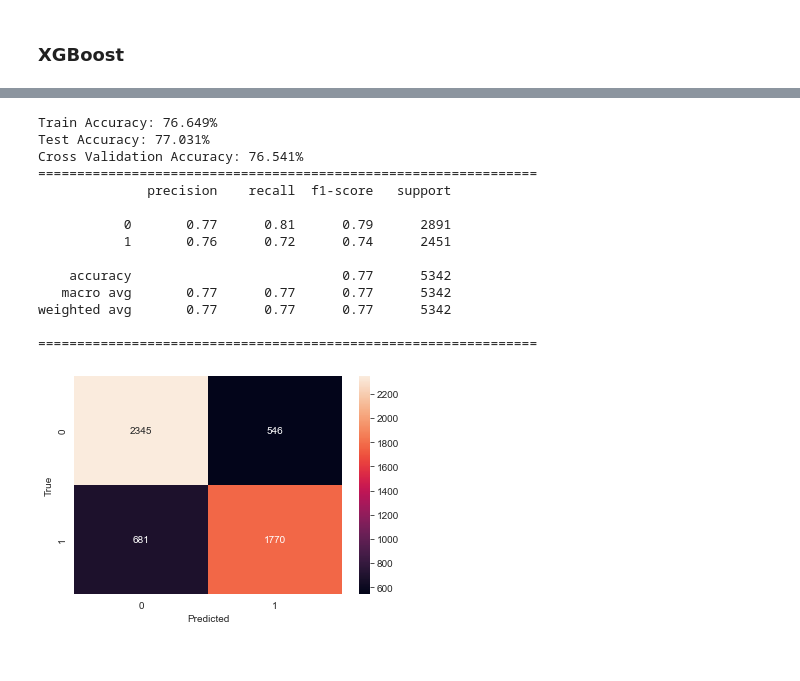
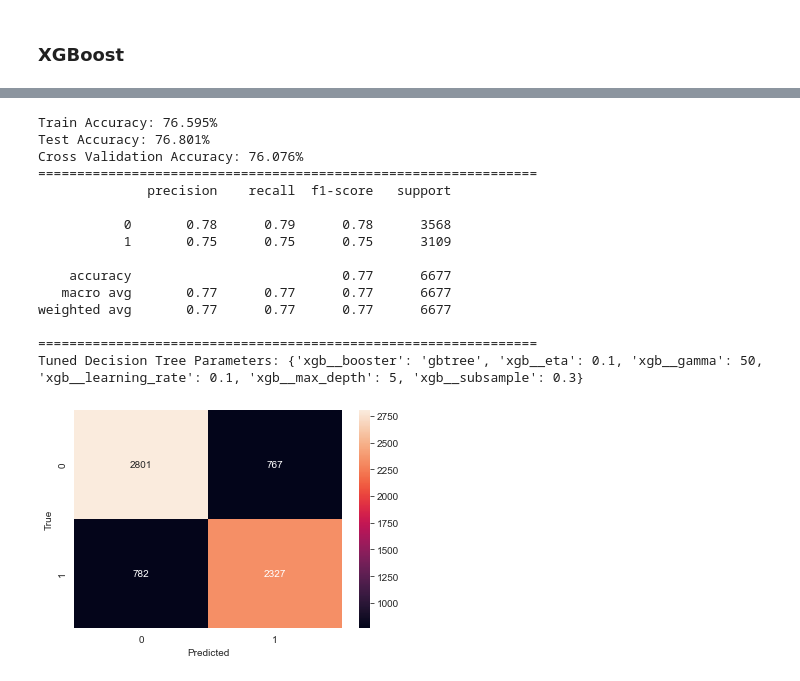
Before and after one commit to waihiga9/H1N1_and_Seasonal_Flu_Vaccines, a Jupyter notebook: SeasonalFlu_Vaccine_Prediction.ipynb, the cells around one changed output, grey strips where cells are left out. Saved outputs shown, nothing was run; the diff lists cells and outputs as text; code cells hidden in the pictures.

Commit message:
Best Model

```diff
--- a/SeasonalFlu_Vaccine_Prediction.ipynb
+++ b/SeasonalFlu_Vaccine_Prediction.ipynb
@@ -556,7 +542,7 @@ def fit_evaluate_model(model,X_train,y_train,X_test,y_test):
     y_test_pred = model.predict(X_test)
 
     #performing cross validation
-    cross_val = cross_val_score(model,X_train,y_train,cv = 10)
+    cross_val = cross_val_score(model,X_train,y_train,cv = cv)
 
     #printing accuracy
     print(f"Train Accuracy: {round(accuracy_score(y_train,y_train_pred)*100,3)}%")
@@ -704,19 +702,20 @@ weighted avg       0.75      0.75      0.75      6677
 # %%
 pipeline_rf = Pipeline([('scaler' , StandardScaler()),
-                        ('tree2', RandomForestClassifier(random_state=123))])
+                        ('tree2', RandomForestClassifier())])
 
-param_dist2 = {"tree2__max_depth": [int(x) for x in np.linspace(1, 19, num = 10)],
+param_dist2 = {"tree2__max_depth": [2,3,4,5,6],
               "tree2__min_samples_leaf": [1,2,4,6],
-              'tree2__n_estimators' : [10, 30, 100],
-              'tree2__criterion': ['gini', 'entropy'],
+              'tree2__n_estimators' : [10,30,50],
+              'tree2__criterion': ['gini', 'entropy']
                }
-
-rf_cv = GridSearchCV(estimator=pipeline_rf, param_grid = param_dist2,
-                     cv = 10, scoring='accuracy')
+cv = 5
+rf_cv = GridSearchCV(estimator=pipeline_rf,
+                     param_grid = param_dist2,
+                     cv = cv,
+                     scoring='accuracy')
 
 # Fit it to the data
-rf_cv.fit(X_train, y_train)
-
+fit_evaluate_model(rf_cv, X_train,y_train,X_test,y_test)
 # Print the tuned parameters and score
 print("Tuned Decision Tree Parameters: {}".format(rf_cv.best_params_))
 # %% [output]
@@ -726,13 +740,13 @@ Tuned Decision Tree Parameters: {'tree2__criterion': 'gini', 'tree2__max_depth':
 # setting the best parameters for our random tree classifier
 
 grid2 = [{'tree2__criterion': ['gini'],
-         'tree2__max_depth': [11],
+         'tree2__max_depth': [6],
          'tree2__min_samples_leaf': [4],
-         'tree2__n_estimators': [100]}]
-
+         'tree2__n_estimators': [30]}]
+cv=5
 rf2 = GridSearchCV(estimator=pipeline_rf,
                    param_grid=grid2,
-                   cv = 10,
+                   cv = cv,
                    scoring='accuracy')
 
 
@@ -782,18 +796,18 @@ pipeline_gb = Pipeline([('scaler' , StandardScaler()),
 # setting basic parameter
 grid3 = [{'gradient__loss' : ['log_loss','deviance'],
          'gradient__learning_rate': [0.1,0.2,0.3],
-         'gradient__n_estimators': [len(range(1,120))]}]
+         'gradient__n_estimators': [len(range(80,120))]}]
 
+cv = 6
 gb_cv = GridSearchCV(estimator=pipeline_gb,
                      param_grid= grid3,
                      scoring='accuracy',
-                     cv=5,
+                     cv=cv,
                      verbose= False)
 
 
 # Fit it to the data
-gb_cv.fit(X_train, y_train)
-
+fit_evaluate_model(gb_cv, X_train,y_train,X_test,y_test)
 # Print the tuned parameters and score
 print("Tuned Decision Tree Parameters: {}".format(gb_cv.best_params_))
 # %% [output]
@@ -855,41 +864,43 @@ weighted avg       0.77      0.77      0.77      5342
 # setting pipeline
 pipeline_xgb = Pipeline([('scaler', StandardScaler()),
                              ('xgb', XGBClassifier())])
 
 # Setting up the parameter grid for a grid search:
 grid4 = [{'xgb__eta': [0.1, 0.2, 0.3],
          'xgb__max_depth': [5],
          'xgb__gamma': [49, 50],
          'xgb__learning_rate': [0.1, 0.2],
          'xgb__subsample': [0.1, 0.2, 0.3],
          'xgb__booster': ['gbtree']}]
 
 # Performing grid search cross-validation:
-
+cv=6
 xgb_cv = GridSearchCV(estimator=pipeline_xgb,
                       param_grid=grid4,
                       scoring='accuracy',
-                      cv=5,
+                      cv=cv,
                       verbose=False )
 
 # Fit it to the data
 xgb_cv.fit(X_train, y_train)
 
 # Print the tuned parameters and score
+fit_evaluate_model(xgb_cv, X_train,y_train,X_test,y_test)
 print("Tuned Decision Tree Parameters: {}".format(xgb_cv.best_params_))
 # %% [output]
-Train Accuracy: 76.649%
-Test Accuracy: 77.031%
-Cross Validation Accuracy: 76.541%
+Train Accuracy: 76.595%
+Test Accuracy: 76.801%
+Cross Validation Accuracy: 76.076%
 ================================================================
               precision    recall  f1-score   support
 
-           0       0.77      0.81      0.79      2891
-           1       0.76      0.72      0.74      2451
+           0       0.78      0.79      0.78      3568
+           1       0.75      0.75      0.75      3109
 
-    accuracy                           0.77      5342
-   macro avg       0.77      0.77      0.77      5342
-weighted avg       0.77      0.77      0.77      5342
+    accuracy                           0.77      6677
+   macro avg       0.77      0.77      0.77      6677
+weighted avg       0.77      0.77      0.77      6677
 
 ================================================================
+Tuned Decision Tree Parameters: {'xgb__booster': 'gbtree', 'xgb__eta': 0.1, 'xgb__gamma': 50, 'xgb__learning_rate': 0.1, 'xgb__max_depth': 5, 'xgb__subsample': 0.3}
-[figure, old version]
+[figure, new version]
```
Also changed, not shown: parts of 18 cells of this notebook.
